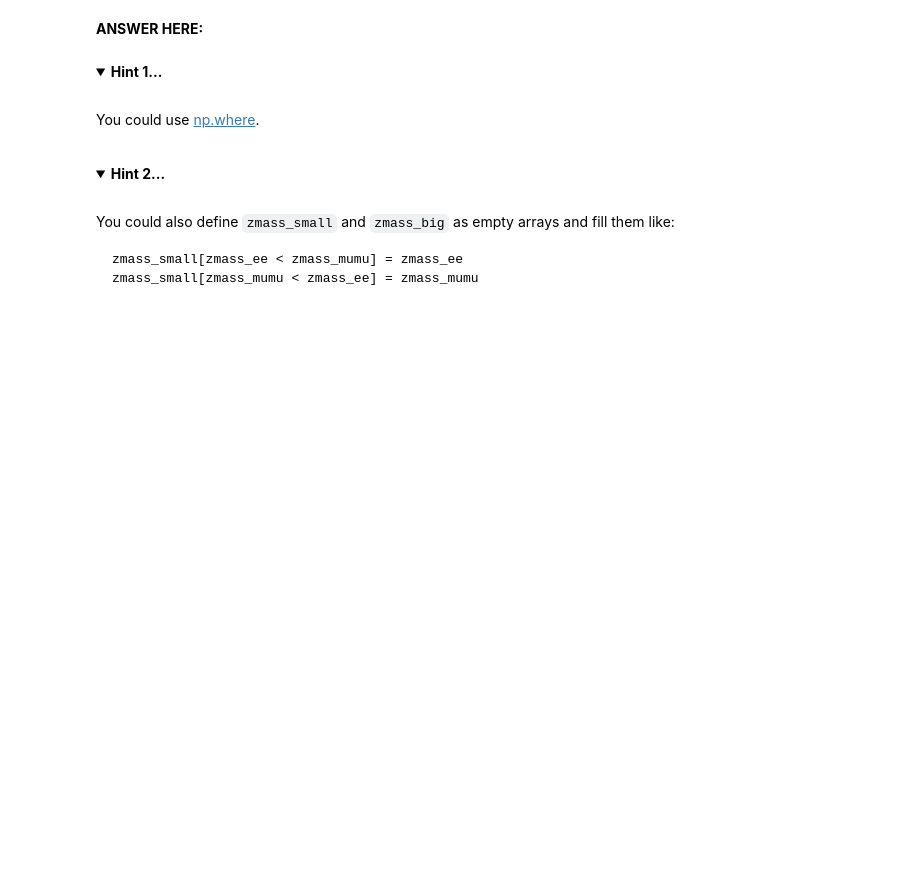
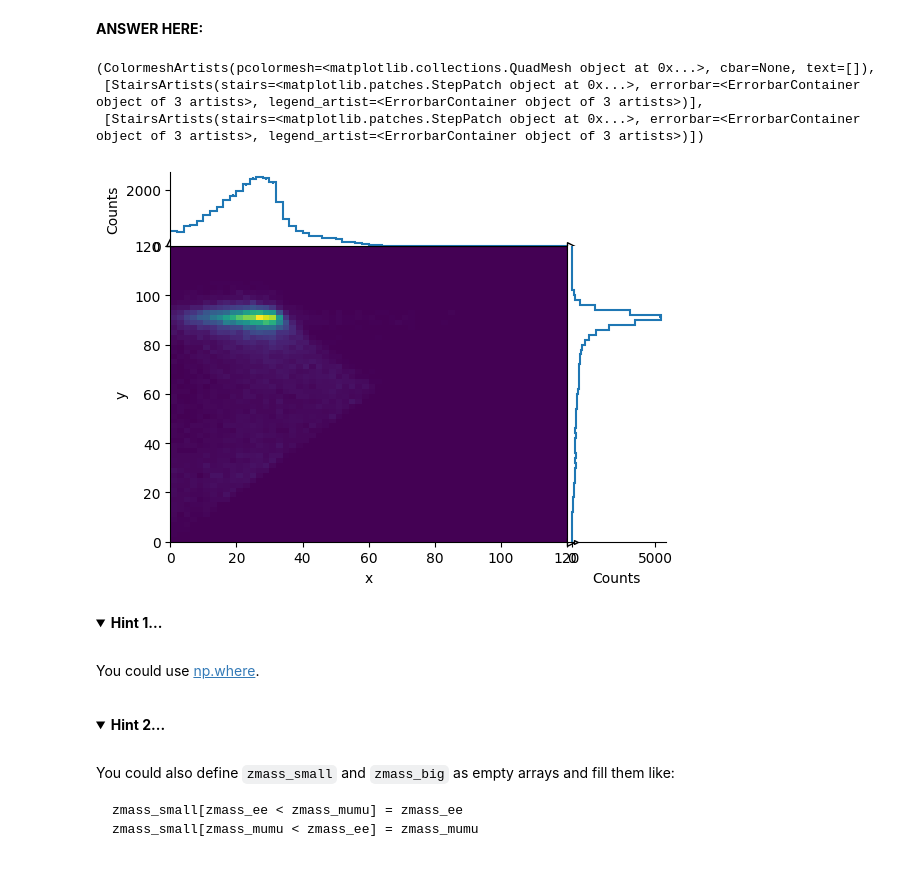
Before and after one commit to nayanats98/2025-06-15-hsf-india-tutorial-bangalore, a Jupyter notebook: lesson-2-arrays/project-2-higgs.ipynb, the cells around one changed output. Drawn from its saved outputs; the diff is of its cells as text; code cells hidden in the pictures; folded sections open; blank space fills up the shorter version.

```diff
--- a/lesson-2-arrays/project-2-higgs.ipynb
+++ b/lesson-2-arrays/project-2-higgs.ipynb
@@ -602,13 +607,13 @@ It should look like this (100 bins):
 # %% [markdown]
 **ANSWER HERE:**
 # %%
-hist = (
+plot_hist = (
     hist.Hist.new
     .Regular(100, 0, 200, name="Higgs_mass")
     .Double()
     .fill(higgs_mass[~((e1_charge + e2_charge == 0) & (mu1_charge + mu2_charge == 0))])
 )## wed can do .plot2d_full(); here itself as well
-hist.plot()
+plot_hist.plot()
 # %% [output]
 [StairsArtists(stairs=<matplotlib.patches.StepPatch object at 0x...>, errorbar=<ErrorbarContainer object of 3 artists>, legend_artist=<ErrorbarContainer object of 3 artists>)]
 [figure]
@@ -648,22 +653,22 @@ It should look like this (60 bins×60 bins):
 # %% [markdown]
 **ANSWER HERE:**
 # %%
-# zmass_ee = []
-# zmass_mumu = []
-
-# zmass_small[zmass_ee < zmass_mumu] = zmass_ee
-# zmass_small[zmass_mumu < zmass_ee] = zmass_mumu
-# zmass_big[zmass_ee > zmass_mumu] = zmass_ee
-# zmass_big[zmass_mumu > zmass_ee] = zmass_mumu
+zmass_small = np.where(zmass_ee < zmass_mumu, zmass_ee, zmass_mumu)
+zmass_big = np.where(zmass_ee > zmass_mumu, zmass_ee, zmass_mumu)
 # %%
-# hist = (
-#     hist.Hist.new
-#     .Regular(60, 0, 150, name="zmass_small")
-#     .Regular(60, 0, 150, name="zmass_big")
-#     .Double()
-#     .fill(x=zmass_mumu, y=zmass_ee)
-# )## wed can do .plot2d_full(); here itself as well
-# hist
+plot_mass = (
+    hist.Hist.new
+    .Reg(60, 0, 120, name="x")
+    .Reg(60, 0, 120, name="y")
+    .Double()
+    .fill(x=zmass_small, y=zmass_big)
+).plot2d_full();
+plot_mass
+# %% [output]
+(ColormeshArtists(pcolormesh=<matplotlib.collections.QuadMesh object at 0x...>, cbar=None, text=[]),
+ [StairsArtists(stairs=<matplotlib.patches.StepPatch object at 0x...>, errorbar=<ErrorbarContainer object of 3 artists>, legend_artist=<ErrorbarContainer object of 3 artists>)],
+ [StairsArtists(stairs=<matplotlib.patches.StepPatch object at 0x...>, errorbar=<ErrorbarContainer object of 3 artists>, legend_artist=<ErrorbarContainer object of 3 artists>)])
+[figure, added]
 # %% [markdown]
 <details>
     <summary><b>Hint 1...</b></summary>
```
Also changed, not shown: parts of 6 cells of this notebook, 2 other files.
